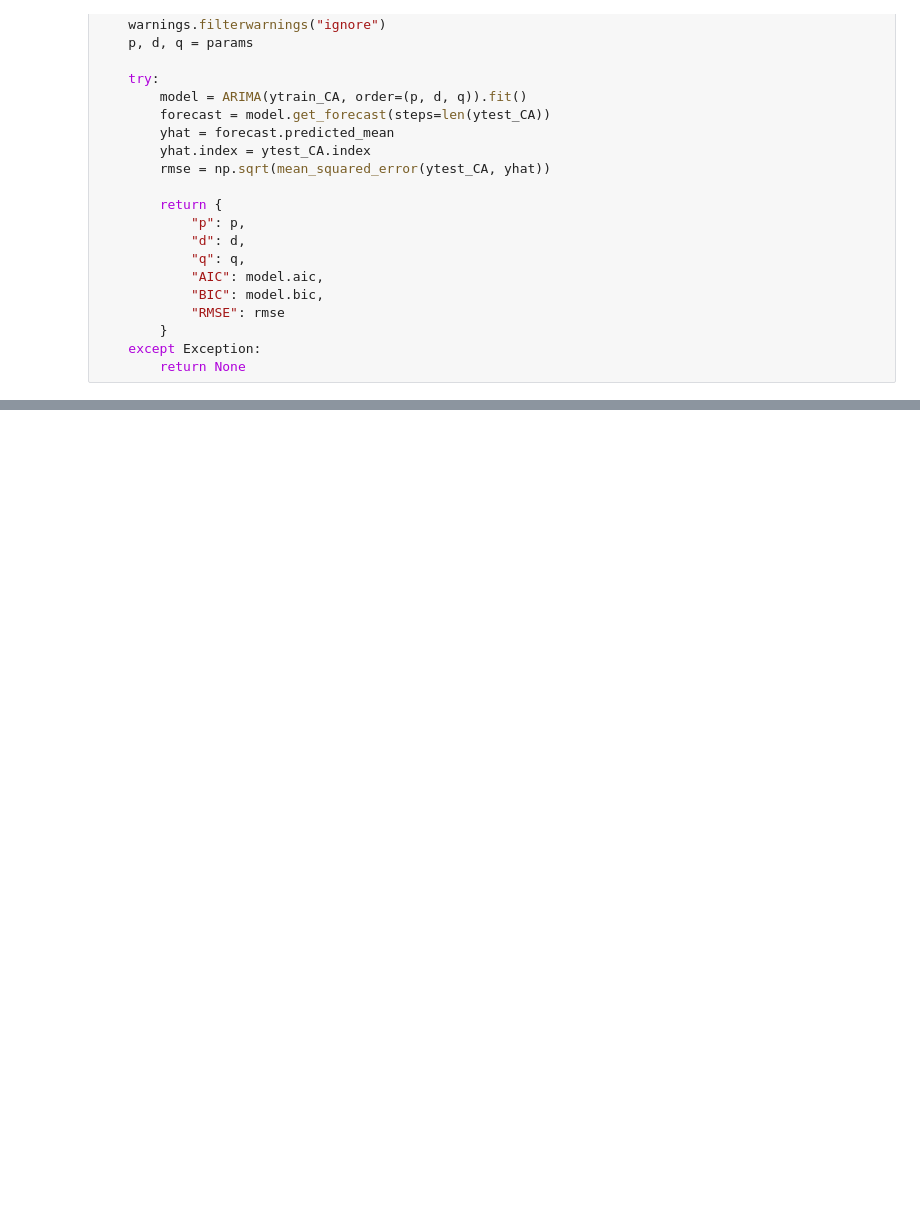
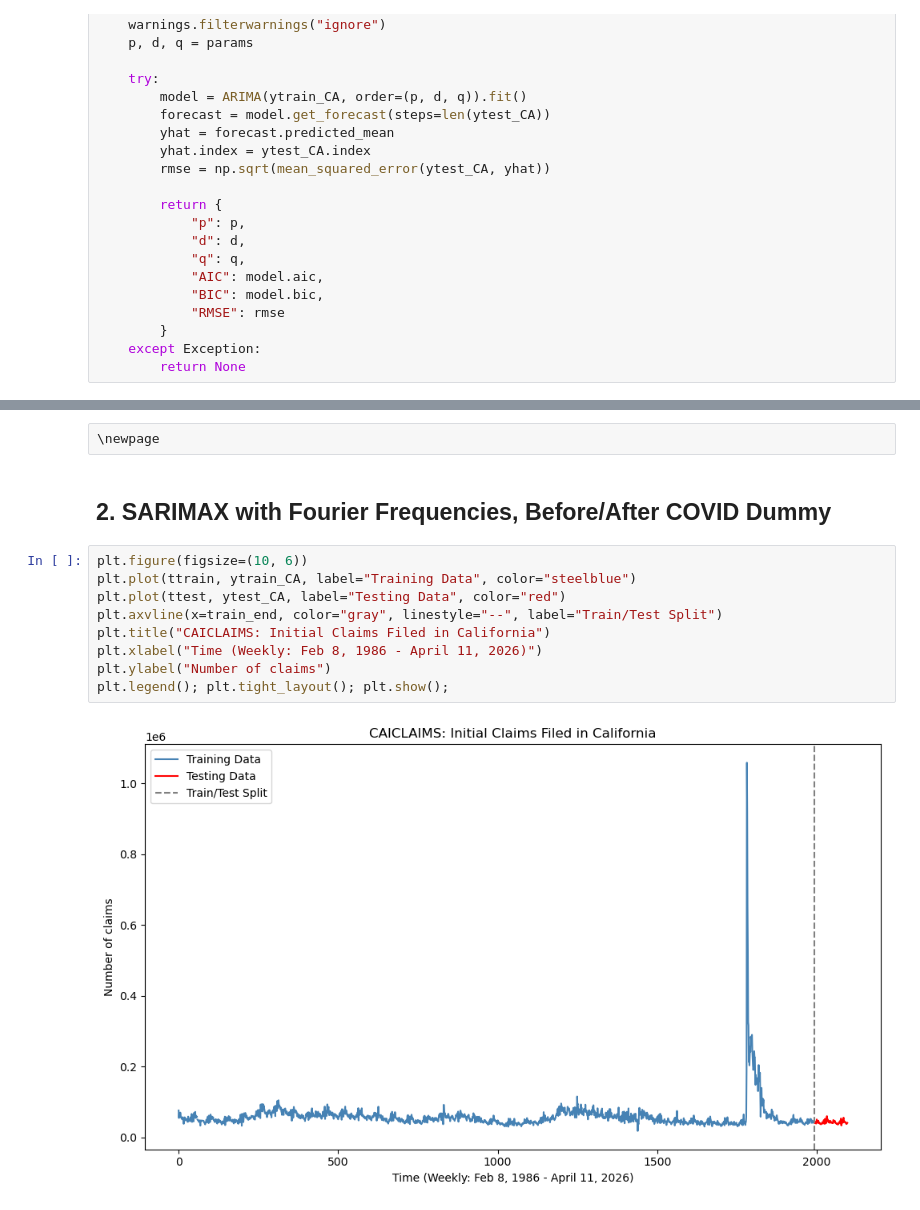
Before and after one commit to jeffreyhding/Econ148Project03, a Jupyter notebook: Econ148Proj03.ipynb, the cells around one changed output, grey strips where cells are left out. Drawn from its saved outputs; the diff is of its cells as text; blank space fills up the shorter version.

```diff
--- a/Econ148Proj03.ipynb
+++ b/Econ148Proj03.ipynb
@@ -277,0 +323,15 @@ Mean Squared Error of Best RMSE ARMIA(6, 1, 0) Model: 24747717.192713093
+# %% [raw]
+\newpage
+# %% [markdown]
+## **2. SARIMAX with Fourier Frequencies, Before/After COVID Dummy**
+# %%
+plt.figure(figsize=(10, 6))
+plt.plot(ttrain, ytrain_CA, label="Training Data", color="steelblue")
+plt.plot(ttest, ytest_CA, label="Testing Data", color="red")
+plt.axvline(x=train_end, color="gray", linestyle="--", label="Train/Test Split")
+plt.title("CAICLAIMS: Initial Claims Filed in California")
+plt.xlabel("Time (Weekly: Feb 8, 1986 - April 11, 2026)")
+plt.ylabel("Number of claims")
+plt.legend(); plt.tight_layout(); plt.show();
+# %% [output]
+[figure, added]
```
Also changed, not shown: parts of 63 cells of this notebook, 1 other file.
